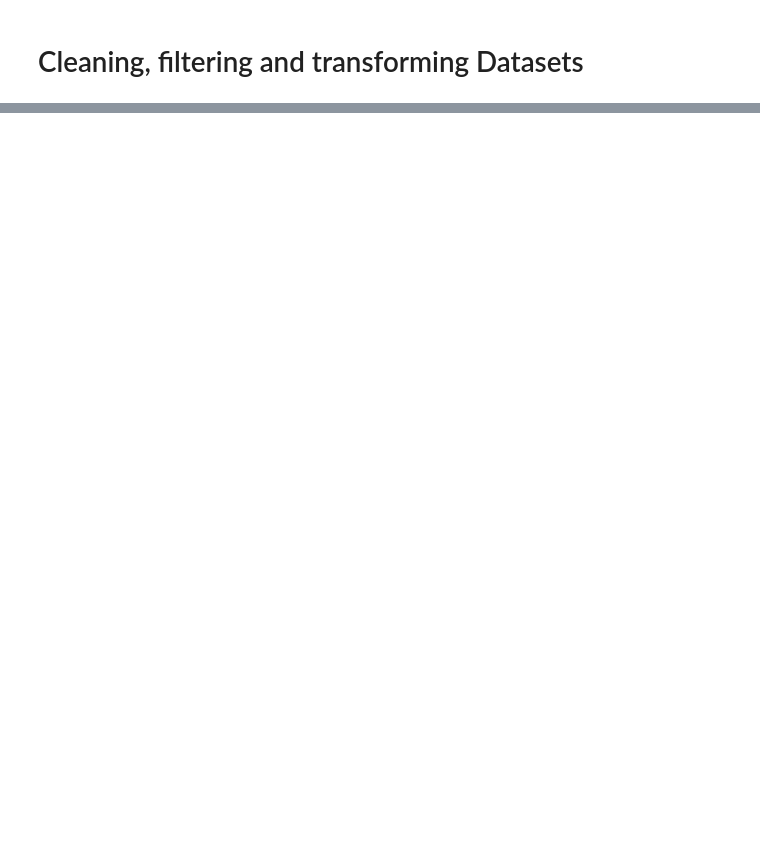
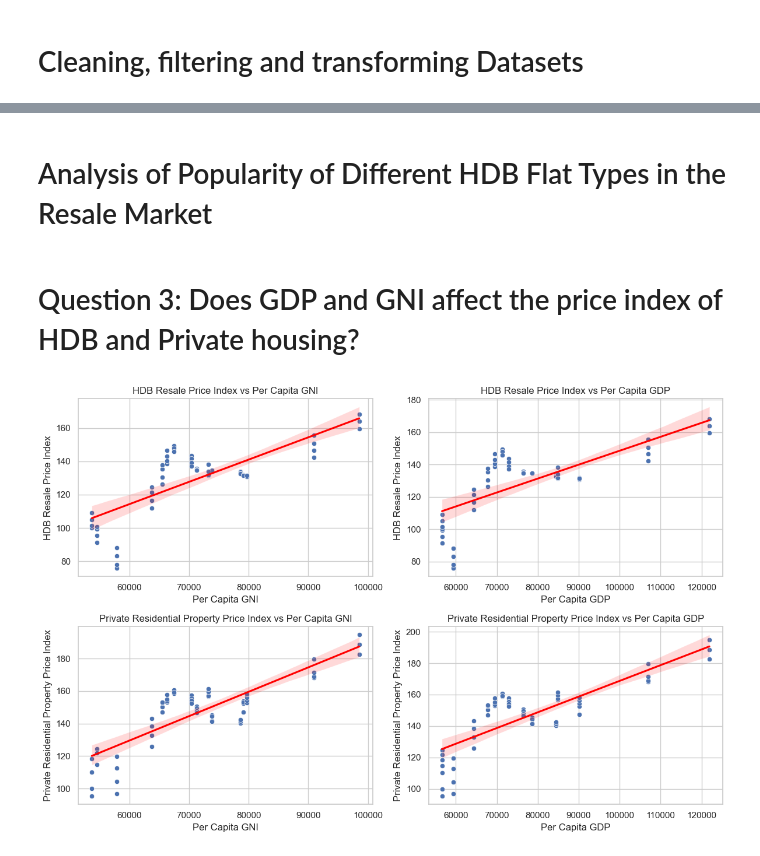
Before and after one commit to jianmin22/PDASCA2, a Jupyter notebook: ca2.ipynb, the cells around one changed output, grey strips where cells are left out. Drawn from its saved outputs; the diff is of its cells as text; code cells hidden in the pictures; blank space fills up the shorter version.

```diff
--- a/ca2.ipynb
+++ b/ca2.ipynb
@@ -184,0 +355,40 @@ flat_type                    0
+# %% [markdown]
+# Analysis of Popularity of Different HDB Flat Types in the Resale Market
+# %% [markdown]
+# Question 3: Does GDP and GNI affect the price index of HDB and Private housing?
+# %%
+# Create a 2x2 grid of subplots
+fig, axs = plt.subplots(2, 2, figsize=(12, 8))
+
+# Scatter plot for index_hdb vs Per Capita GNI
+sns.scatterplot(data=merged_data, x='Per Capita GNI', y='index_hdb', ax=axs[0, 0])
+sns.regplot(data=merged_data, x='Per Capita GNI', y='index_hdb', ax=axs[0, 0], scatter=False, line_kws={"color": "red"})
+axs[0, 0].set_title('HDB Resale Price Index vs Per Capita GNI')
+axs[0, 0].set_xlabel('Per Capita GNI')
+axs[0, 0].set_ylabel('HDB Resale Price Index')
+
+# Scatter plot for index_hdb vs Per Capita GDP
+sns.scatterplot(data=merged_data, x='Per Capita GDP', y='index_hdb', ax=axs[0, 1])
+sns.regplot(data=merged_data, x='Per Capita GDP', y='index_hdb', ax=axs[0, 1], scatter=False, line_kws={"color": "red"})
+axs[0, 1].set_title('HDB Resale Price Index vs Per Capita GDP')
+axs[0, 1].set_xlabel('Per Capita GDP')
+axs[0, 1].set_ylabel('HDB Resale Price Index')
+
+# Scatter plot for index_private vs Per Capita GNI
+sns.scatterplot(data=merged_data, x='Per Capita GNI', y='index_private', ax=axs[1, 0])
+sns.regplot(data=merged_data, x='Per Capita GNI', y='index_private', ax=axs[1, 0], scatter=False, line_kws={"color": "red"})
+axs[1, 0].set_title('Private Residential Property Price Index vs Per Capita GNI')
+axs[1, 0].set_xlabel('Per Capita GNI')
+axs[1, 0].set_ylabel('Private Residential Property Price Index')
+
+# Scatter plot for index_private vs Per Capita GDP
+sns.scatterplot(data=merged_data, x='Per Capita GDP', y='index_private', ax=axs[1, 1])
+sns.regplot(data=merged_data, x='Per Capita GDP', y='index_private', ax=axs[1, 1], scatter=False, line_kws={"color": "red"})
+axs[1, 1].set_title('Private Residential Property Price Index vs Per Capita GDP')
+axs[1, 1].set_xlabel('Per Capita GDP')
+axs[1, 1].set_ylabel('Private Residential Property Price Index')
+
+plt.tight_layout()
+plt.show()
+# %% [output]
+[figure, added]
```
Also changed, not shown: parts of 18 cells of this notebook.
